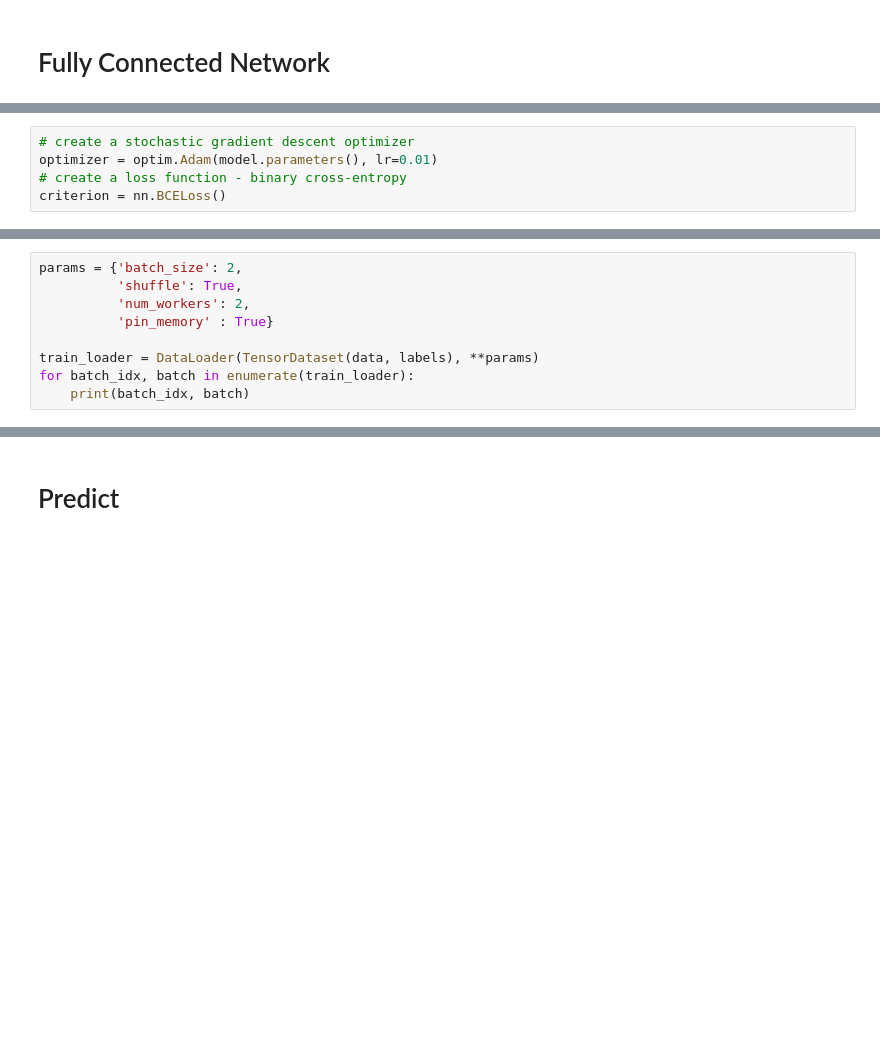
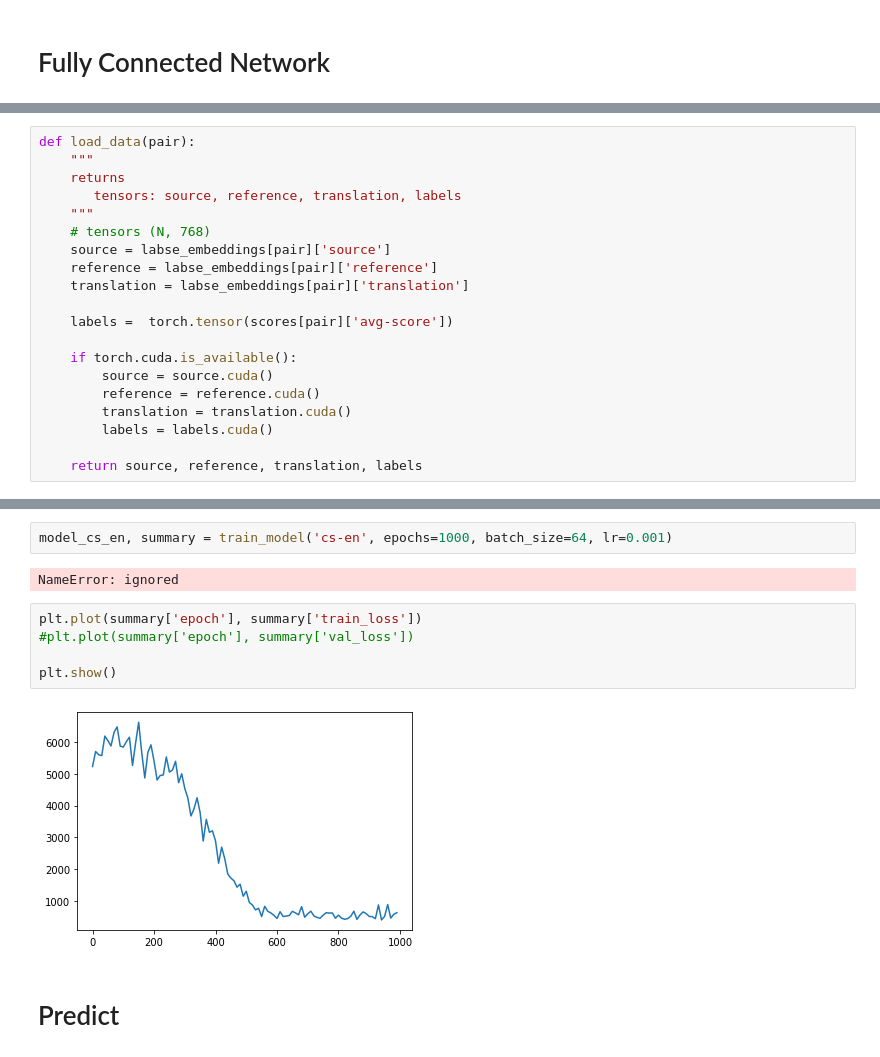
Before and after one commit to Exileus/TxtMining-Shared-Metrics-Task, a Jupyter notebook: dense_network.ipynb, the cells around one changed output, grey strips where cells are left out. Cells and saved outputs as stored; diff of their text form; blank space fills up the shorter version.

Commit message:
Fully connected network over LabSE embeddings

```diff
--- a/dense_network.ipynb
+++ b/dense_network.ipynb
@@ -80,5 +207,0 @@ DenseNetwork(
-# %%
-# create a stochastic gradient descent optimizer
-optimizer = optim.Adam(model.parameters(), lr=0.01)
-# create a loss function - binary cross-entropy
-criterion = nn.BCELoss()
@@ -87,9 +207,0 @@ criterion = nn.BCELoss()
-# %%
-params = {'batch_size': 2,
-          'shuffle': True,
-          'num_workers': 2,
-          'pin_memory' : True}
-
-train_loader = DataLoader(TensorDataset(data, labels), **params)
-for batch_idx, batch in enumerate(train_loader):
-    print(batch_idx, batch)
@@ -148,0 +222,20 @@ Train Epoch: 199 [0/8 (0%)]     Loss: 0.684887
+# %%
+def load_data(pair):
+    """
+    returns
+       tensors: source, reference, translation, labels
+    """
+    # tensors (N, 768)
+    source = labse_embeddings[pair]['source']
+    reference = labse_embeddings[pair]['reference']
+    translation = labse_embeddings[pair]['translation']
+
+    labels =  torch.tensor(scores[pair]['avg-score'])
+
+    if torch.cuda.is_available():
+        source = source.cuda()
+        reference = reference.cuda()
+        translation = translation.cuda()
+        labels = labels.cuda()
+
+    return source, reference, translation, labels
@@ -149,3 +378,14 @@ Train Epoch: 199 [0/8 (0%)]     Loss: 0.684887
+# %%
+model_cs_en, summary = train_model('cs-en', epochs=1000, batch_size=64, lr=0.001)
+# %% [output]
+NameError: ignored
+# %%
+plt.plot(summary['epoch'], summary['train_loss'])
+#plt.plot(summary['epoch'], summary['val_loss'])
+
+plt.show()
+# %% [output]
+[figure, added]
 # %% [markdown]
 # Predict
 # %%
```
Also changed, not shown: parts of 33 cells of this notebook.
